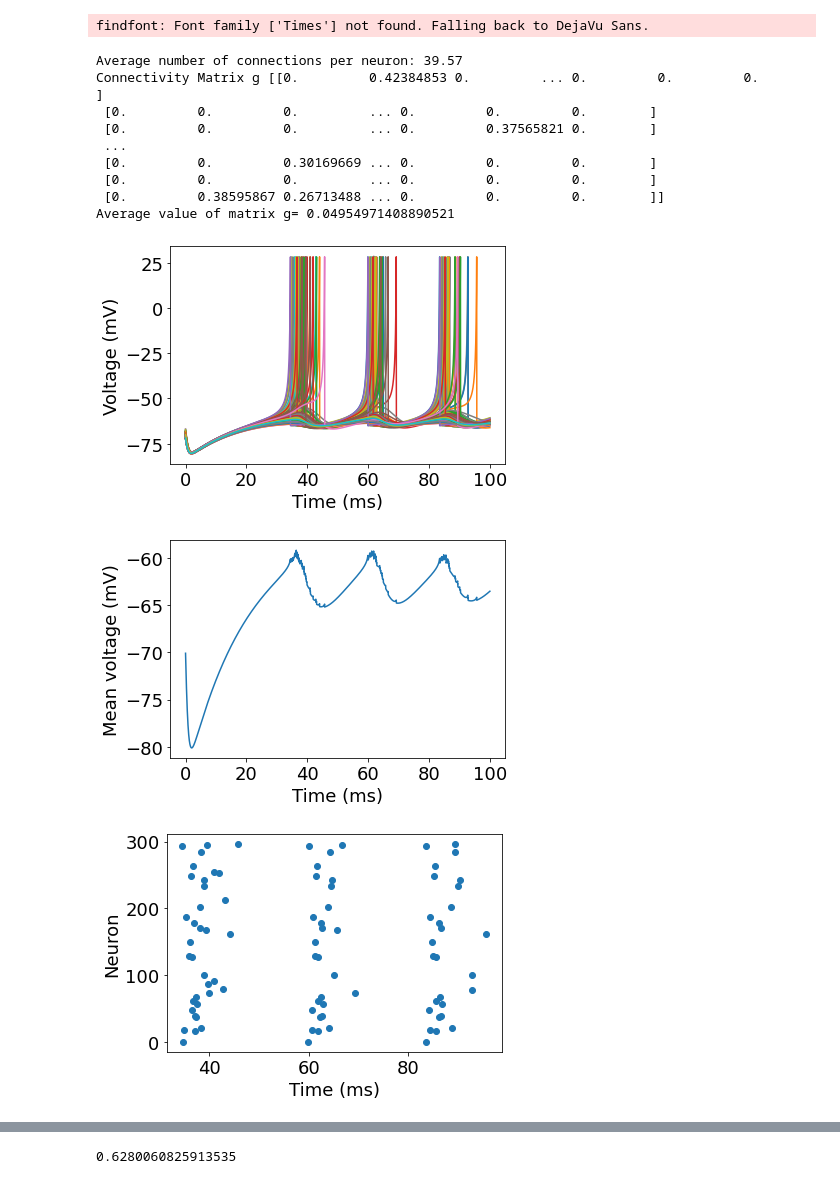
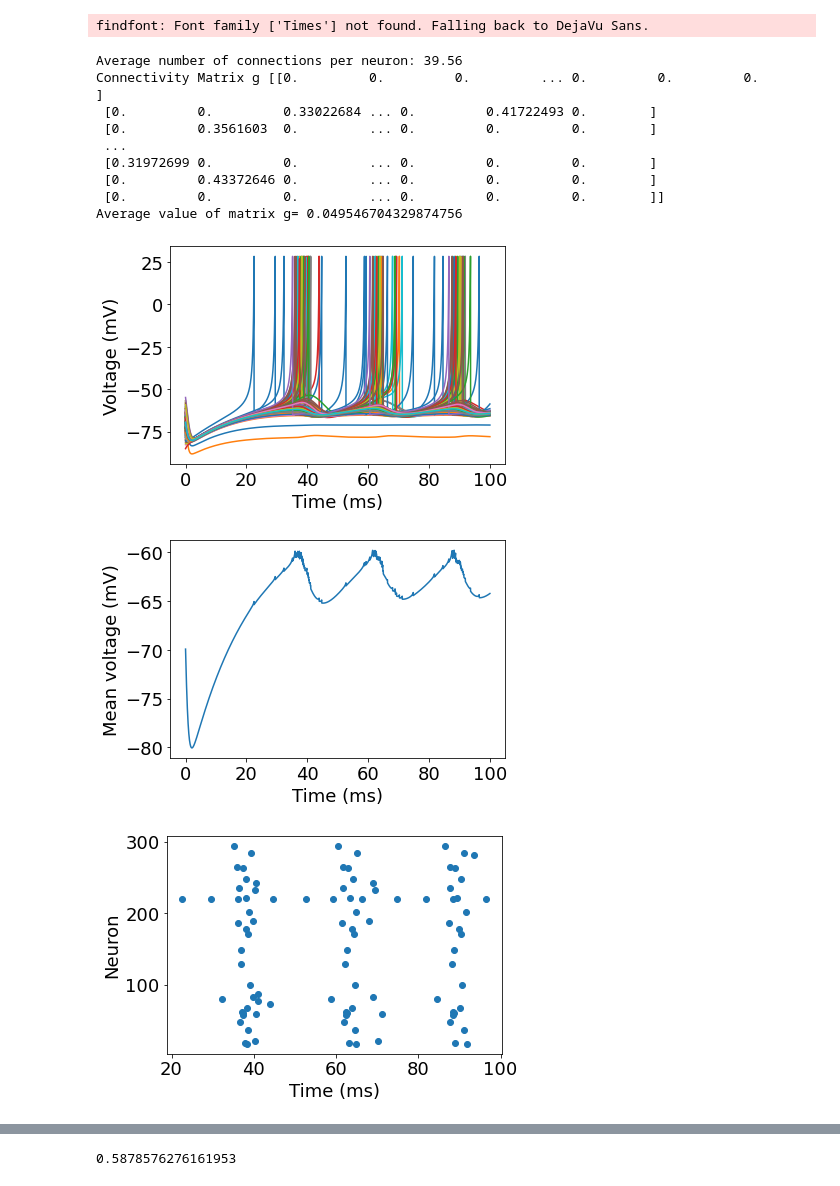
Before and after one commit to davidkelly2002/Final-Year-Project, a Jupyter notebook: Final Neuron Model and Synchrony Measures.ipynb, the cells around one changed output, grey strips where cells are left out. Drawn from its saved outputs; the diff is of its cells as text; code cells hidden in the pictures.

```diff
--- a/Final Neuron Model and Synchrony Measures.ipynb
+++ b/Final Neuron Model and Synchrony Measures.ipynb
@@ -101,11 +101,13 @@ v_reset = c
 v_thresh = 30
 
 Esyn = -70
-tauS = 2.72
+tauS = 3.043043043043043
 
 J = np.random.normal(0, 0.25, size=(N))
 
-I = 0.15
+I0 = 0.15
+delta = 0.02
+I = stats.cauchy.rvs(loc=I0, scale=delta, size=(N))
 
 # Define desired average number of connections
 Avg_Connections = 40
@@ -127,7 +129,7 @@ for j in range(N):
 
 
 
-v_init = np.random.normal(-70, 1, size=(N))
+v_init = np.random.normal(-70, 5, size=(N))
 u_init = np.zeros(N)
 s_init = np.zeros(N)
 p_init = np.zeros(N)
@@ -202,41 +204,41 @@ plt.ylabel('Voltage (mV)')
 plt.figure()
 plt.plot(t_all, y_all[:N, :].mean(axis=0))
 plt.xlabel('Time (ms)')
 plt.ylabel('Mean voltage (mV)')
 
 spike_times = spike_times[:spikeCounter, :]
 plt.figure()
 plt.scatter(spike_times[:, 0], spike_times[:, 1])
 plt.xlabel('Time (ms)')
 plt.ylabel('Neuron')
 
 plt.figure()
 plt.plot(t_all, y_all[N:, :].T)
 plt.xlabel('Time (ms)')
 plt.ylabel('Recovery variable')
 
 
 
 # Count the number of non-zero entries in each row
 connections_per_neuron = np.count_nonzero(g, axis=1)
 
 # Calculate the average number of connections per neuron
 average_connections = np.mean(connections_per_neuron)
 
 print(f"Average number of connections per neuron: {average_connections}")
 print("Connectivity Matrix g", g)
 print("Average value of matrix g=", np.mean(g))
 # %% [output]
 findfont: Font family ['Times'] not found. Falling back to DejaVu Sans.
-Average number of connections per neuron: 39.57
-Connectivity Matrix g [[0.         0.42384853 0.         ... 0.         0.         0.        ]
- [0.         0.         0.         ... 0.         0.         0.        ]
- [0.         0.         0.         ... 0.         0.37565821 0.        ]
+Average number of connections per neuron: 39.56
+Connectivity Matrix g [[0.         0.         0.         ... 0.         0.         0.        ]
+ [0.         0.         0.33022684 ... 0.         0.41722493 0.        ]
+ [0.         0.3561603  0.         ... 0.         0.         0.        ]
  ...
- [0.         0.         0.30169669 ... 0.         0.         0.        ]
- [0.         0.         0.         ... 0.         0.         0.        ]
- [0.         0.38595867 0.26713488 ... 0.         0.         0.        ]]
-Average value of matrix g= 0.04954971408890521
+ [0.31972699 0.         0.         ... 0.         0.         0.        ]
+ [0.         0.43372646 0.         ... 0.         0.         0.        ]
+ [0.         0.         0.         ... 0.         0.         0.        ]]
+Average value of matrix g= 0.049546704329874756
-[figure, old version]
+[figure, new version]
-[figure, old version]
+[figure, new version]
-[figure, old version]
+[figure, new version]
@@ -245,7 +247,7 @@ Average value of matrix g= 0.04954971408890521
 data = y_all[:N, :]
 print(compute_chi(data))
 # %% [output]
-0.6280060825913535
+0.5878576276161953
 # %%
 # Step 1: Create the spike_matrix
 spike_matrix = np.zeros((N, len(t_all)))
```
Also changed, not shown: parts of 10 cells of this notebook.
